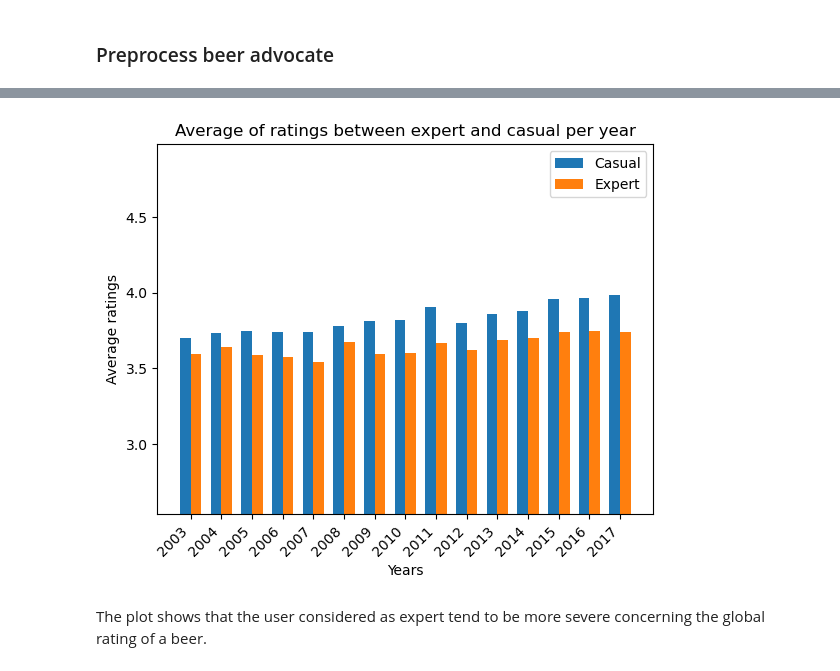
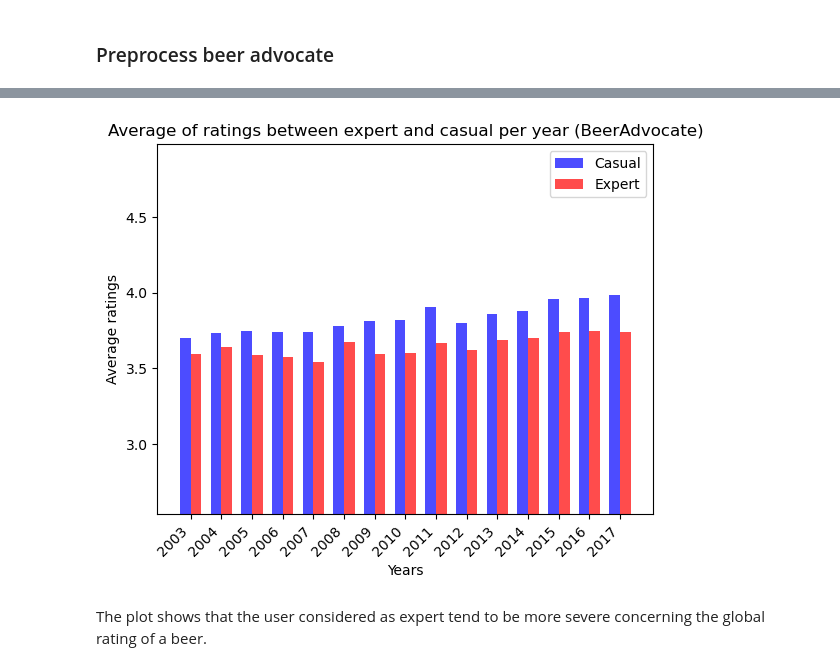
Before and after one commit to epfl-ada/ada-2023-project-remontada, a Jupyter notebook: code/main_yannis.ipynb, the cells around one changed output, grey strips where cells are left out. Drawn from its saved outputs; the diff is of its cells as text; code cells hidden in the pictures.

```diff
--- a/code/main_yannis.ipynb
+++ b/code/main_yannis.ipynb
@@ -417,27 +382,27 @@ avg_ratings_normal
 # %%
 bar_width = 0.35
 fig, ax = plt.subplots()
 
 bar_positions1 = np.arange(len(avg_ratings_expert))
 bar_positions2 = bar_positions1 + bar_width
 
-ax.bar(bar_positions1, avg_ratings_normal, width=bar_width, label='Casual')
-ax.bar(bar_positions2, avg_ratings_expert, width=bar_width, label='Expert')
+ax.bar(bar_positions1, avg_ratings_normal, width=bar_width, label='Casual', color='blue', alpha=0.7)
+ax.bar(bar_positions2, avg_ratings_expert, width=bar_width, label='Expert', color='red', alpha=0.7)
 
 ax.set_xlabel('Years')
 ax.set_ylabel('Average ratings')
-ax.set_title('Average of ratings between expert and casual per year')
+ax.set_title('Average of ratings between expert and casual per year (BeerAdvocate)')
 ax.set_xticks(bar_positions1 + bar_width / 2)
 ax.set_xticklabels(interest_years, rotation=45, ha='right')
+
+y_min = min(min(avg_ratings_normal), min(avg_ratings_expert)) - 1
+y_max = max(max(avg_ratings_normal), max(avg_ratings_expert)) + 1
+ax.set_ylim(y_min, y_max)
 ax.legend()
-y_min = min(min(avg_ratings_normal), min(avg_ratings_expert)) - 1  # Adjust as needed
-y_max = max(max(avg_ratings_normal), max(avg_ratings_expert)) + 1  # Adjust as needed
-ax.set_ylim(y_min, y_max)
-
 
 # Show the plot
 plt.show()
 # %% [output]
-[figure, old version]
+[figure, new version]
 # %% [markdown]
 The plot shows that the user considered as expert tend to be more severe concerning the global rating of a beer.
```
Also changed, not shown: parts of 8 cells of this notebook.
